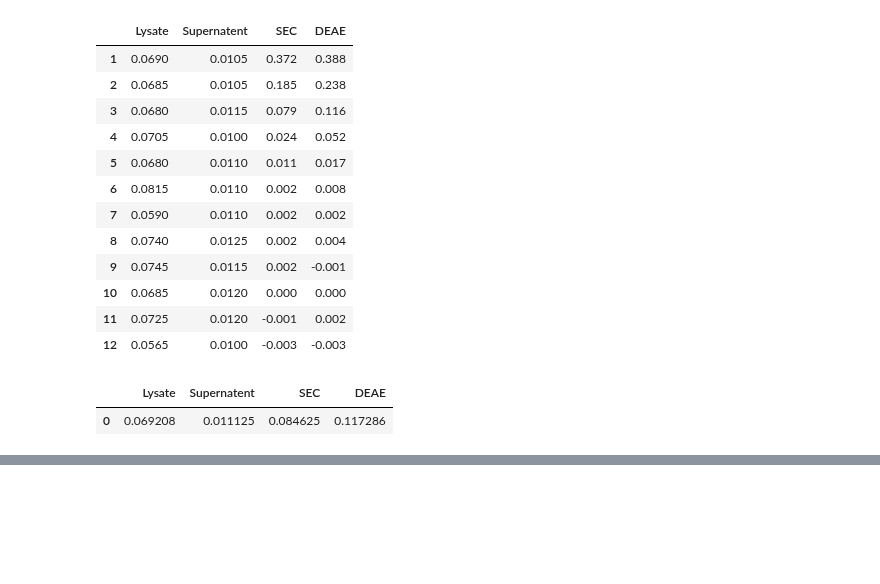
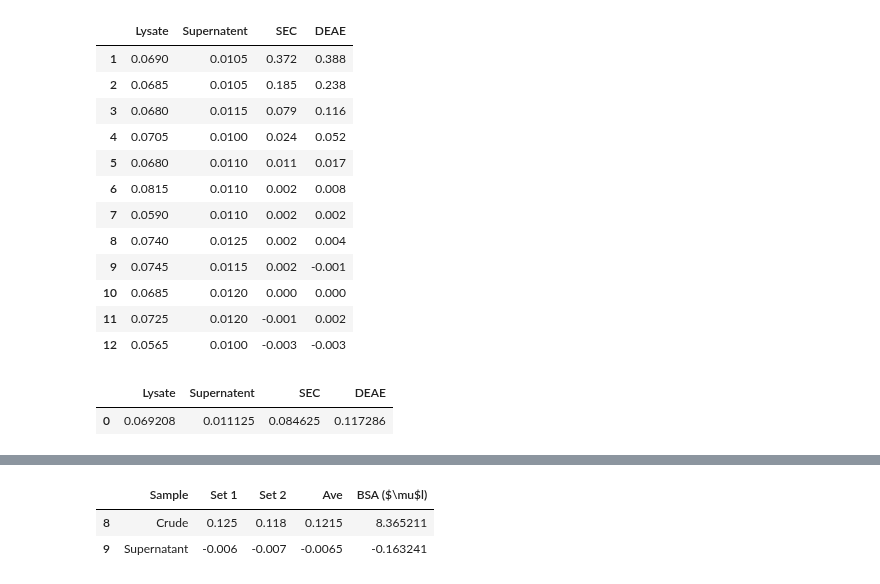
Before and after one commit to Kevinhykuo/UVic, a Jupyter notebook: Lab 4.ipynb, the cells around one changed output, grey strips where cells are left out. Saved outputs shown, nothing was run; the diff lists cells and outputs as text; code cells hidden in the pictures; blank space fills up the shorter version.

```diff
--- a/Lab 4.ipynb
+++ b/Lab 4.ipynb
@@ -98,3 +118,5 @@ def plot_abs(Dat, X, Y, Abs, Yerr, ploterror=False):
     plt.grid()
     plt.show()
     return slope, intercept
+# %%
+BSs, BSi = plot_abs(Dat=BS, X=r'BSA ($\mu$g)', Y='Ave', Abs=595, Yerr=0)
@@ -100,0 +125,11 @@ def plot_abs(Dat, X, Y, Abs, Yerr, ploterror=False):
+# %%
+BP = BF.iloc[8:,:]
+BP_ave = pd.DataFrame(BP.iloc[:, 1:].mean(axis=1))
+BP_m = (BP_ave - BSi)/BSs
+BP = pd.concat([BP, BP_ave, BP_m], axis=1, ignore_index=False, sort=False)
+BP.columns = ['Sample', 'Set 1', 'Set 2', 'Ave', r'BSA ($\mu$l)']
+BP
+# %% [output]
+|  | Sample | Set 1 | Set 2 | Ave | BSA ($\mu$l) |
+| 8 | Crude | 0.125 | 0.118 | 0.1215 | 8.365211 |
+| 9 | Supernatant | -0.006 | -0.007 | -0.0065 | -0.163241 |
```
Also changed, not shown: parts of 3 cells of this notebook.
